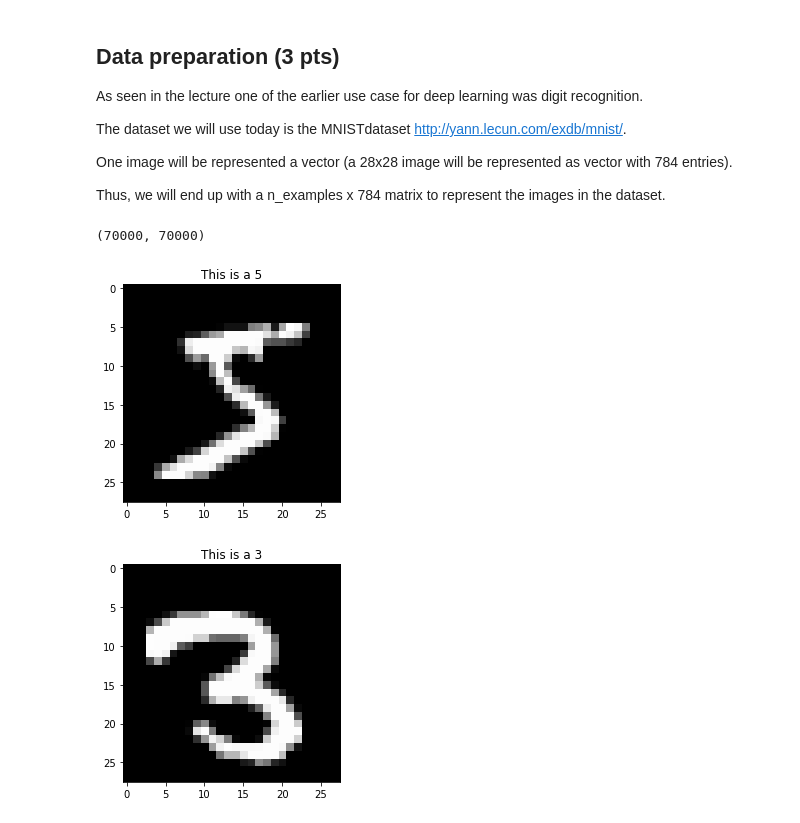
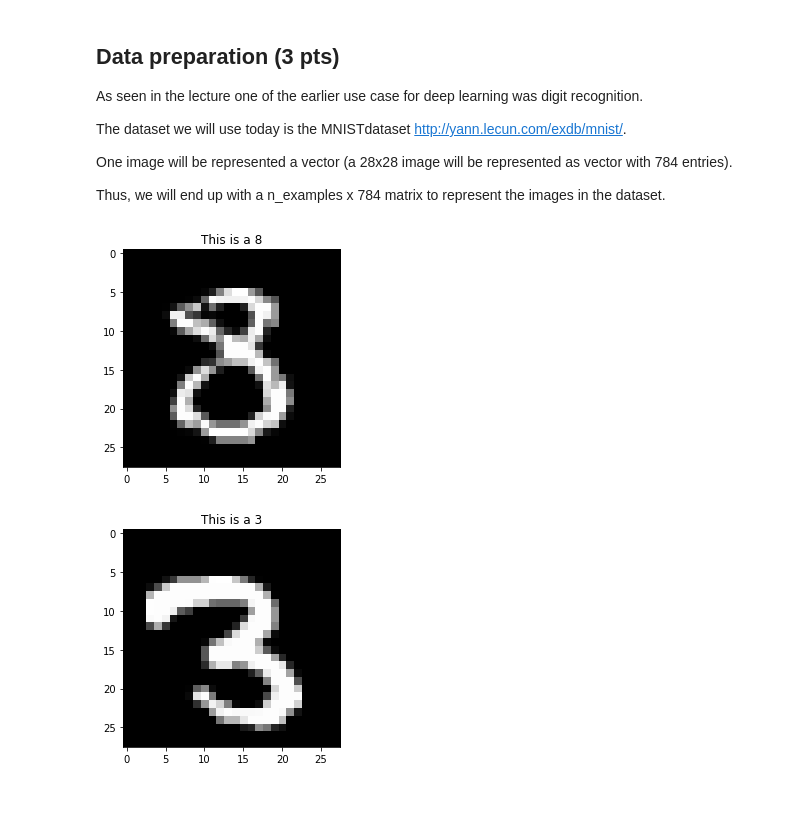
Before and after one commit to DL-ECE/tp-1-deeplearningbasics-TimotheeCDF, a Jupyter notebook: Copie_de_rapport.ipynb, the cells around one changed output. Saved outputs shown, nothing was run; the diff lists cells and outputs as text; code cells hidden in the pictures.

```diff
--- a/Copie_de_rapport.ipynb
+++ b/Copie_de_rapport.ipynb
@@ -70,23 +59,19 @@ def data_length(dataset: np.array, target: np.array):
     dataset_length = dataset.shape[0] #None
     target_length = target.shape[0] #None
     return dataset_length, target_length
-# %%
-data_length(mnist_data, mnist_target)
-# %% [output]
-(70000, 70000)
 # %%
 # Let's look at on image from this dataset
 def plot_one_image(dataset: np.array, target: np.array, image_index: int):
     """Function to plot the image at the given index."""
     image = dataset[image_index].reshape(28,28)
     target = target[image_index]
     plt.imshow(image, cmap='gray')
     plt.title(f"This is a {target}")
 
 
-plot_one_image(mnist_data, mnist_target ,0)
+plot_one_image(mnist_data, mnist_target, 404)
 # %% [output]
-[figure, old version]
+[figure, new version]
 # %%
 # In a similar fashion to classical machine learning, we will create a test split to known if the neural network is learning well.
 
```
Also changed, not shown: parts of 11 cells of this notebook.
